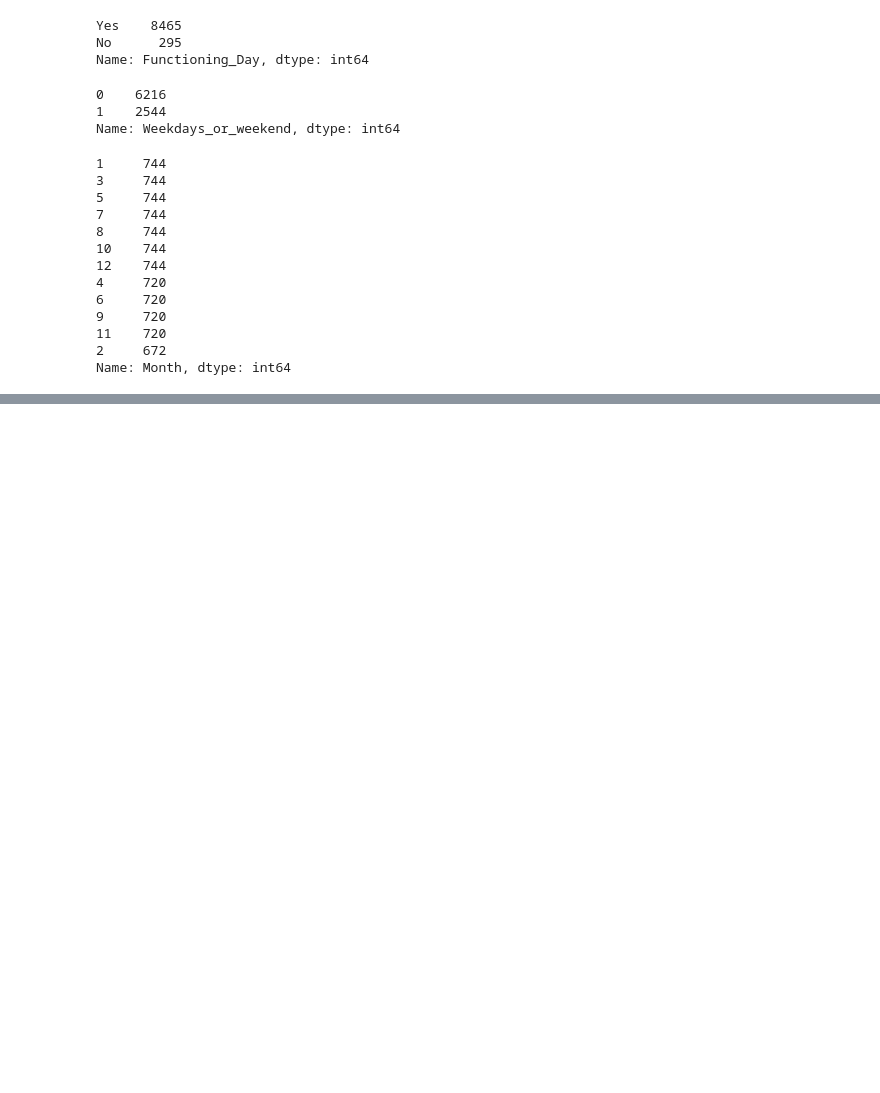
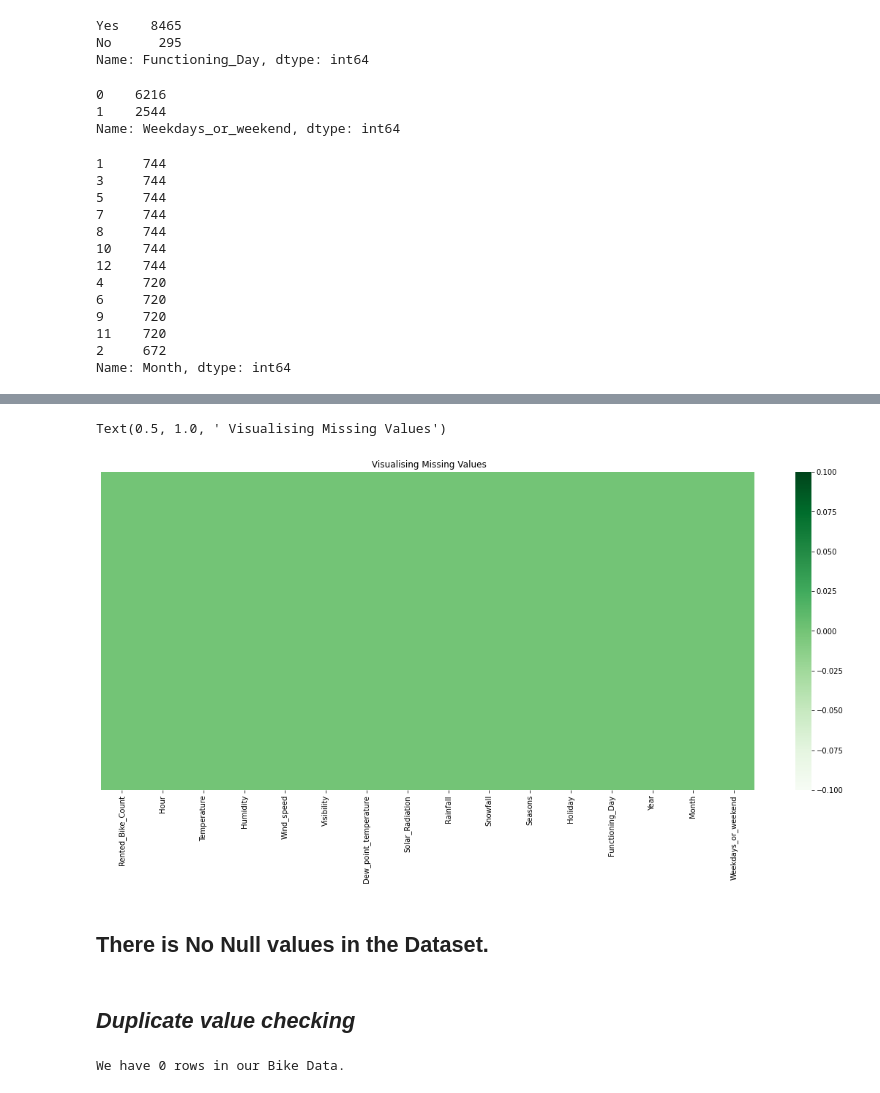
Before and after one commit to kuresh02/Bike-Sharing-Demand-Prediction---Capstone-Project, a Jupyter notebook: Capstone_Project__Sharing_Demand_Prediction.ipynb, the cells around one changed output, grey strips where cells are left out. Cells and saved outputs as stored; diff of their text form; code cells hidden in the pictures; blank space fills up the shorter version.

```diff
--- a/Capstone_Project__Sharing_Demand_Prediction.ipynb
+++ b/Capstone_Project__Sharing_Demand_Prediction.ipynb
@@ -275,0 +281,21 @@ bike_df.isnull().sum()
+# %%
+# Visulaizing null values using heatmap.
+plt.figure(figsize=(20,8))
+sns.heatmap(bike_df.isnull(),cmap='Greens',annot=False,yticklabels=False)
+plt.title(" Visualising Missing Values")
+# %% [output]
+Text(0.5, 1.0, ' Visualising Missing Values')
+[figure, added]
+# %% [markdown]
+## There is No Null values in the Dataset.
+# %% [markdown]
+## ***Duplicate value checking***
+# %%
+#checkimg Duplicate rows in BikeData.
+
+duplicates=bike_df.duplicated().sum()
+print(f"We have {duplicates} rows in our Bike Data.")
+
+# No duplicate rows found
+# %% [output]
+We have 0 rows in our Bike Data.
```
Also changed, not shown: parts of 21 cells of this notebook.
